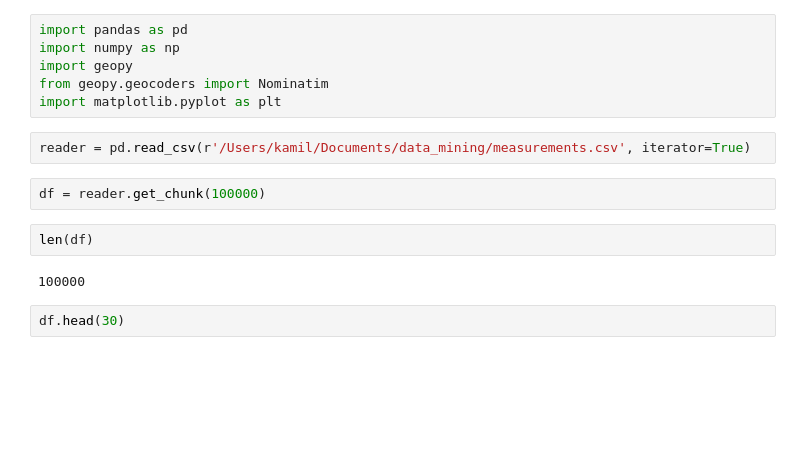
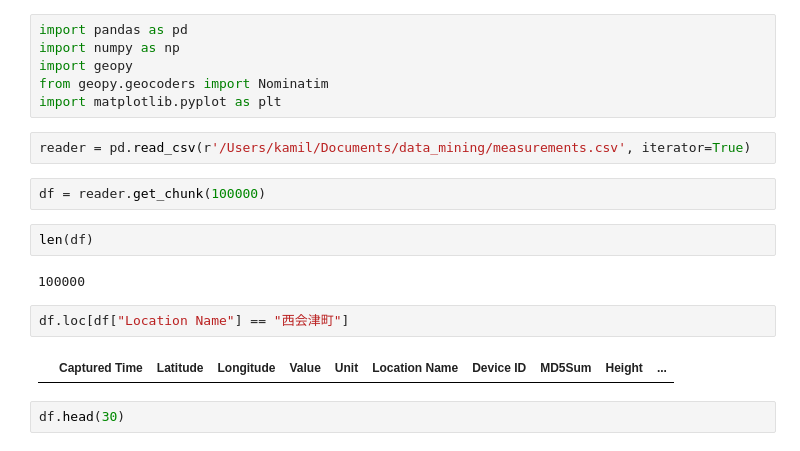
Before and after one commit to FEJTWOW/data_mining, a Jupyter notebook: eksplo.ipynb, the cells around one changed output. Cells and saved outputs as stored; diff of their text form; blank space fills up the shorter version.

```diff
--- a/eksplo.ipynb
+++ b/eksplo.ipynb
@@ -12,6 +12,10 @@ df = reader.get_chunk(100000)
 len(df)
 # %% [output]
 100000
+# %%
+df.loc[df["Location Name"] == "西会津町"]
+# %% [output]
+|  | Captured Time | Latitude | Longitude | Value | Unit | Location Name | Device ID | MD5Sum | Height | ... |
 # %%
 df.head(30)
 # %% [output]
```
Also changed, not shown: 2 other files.
